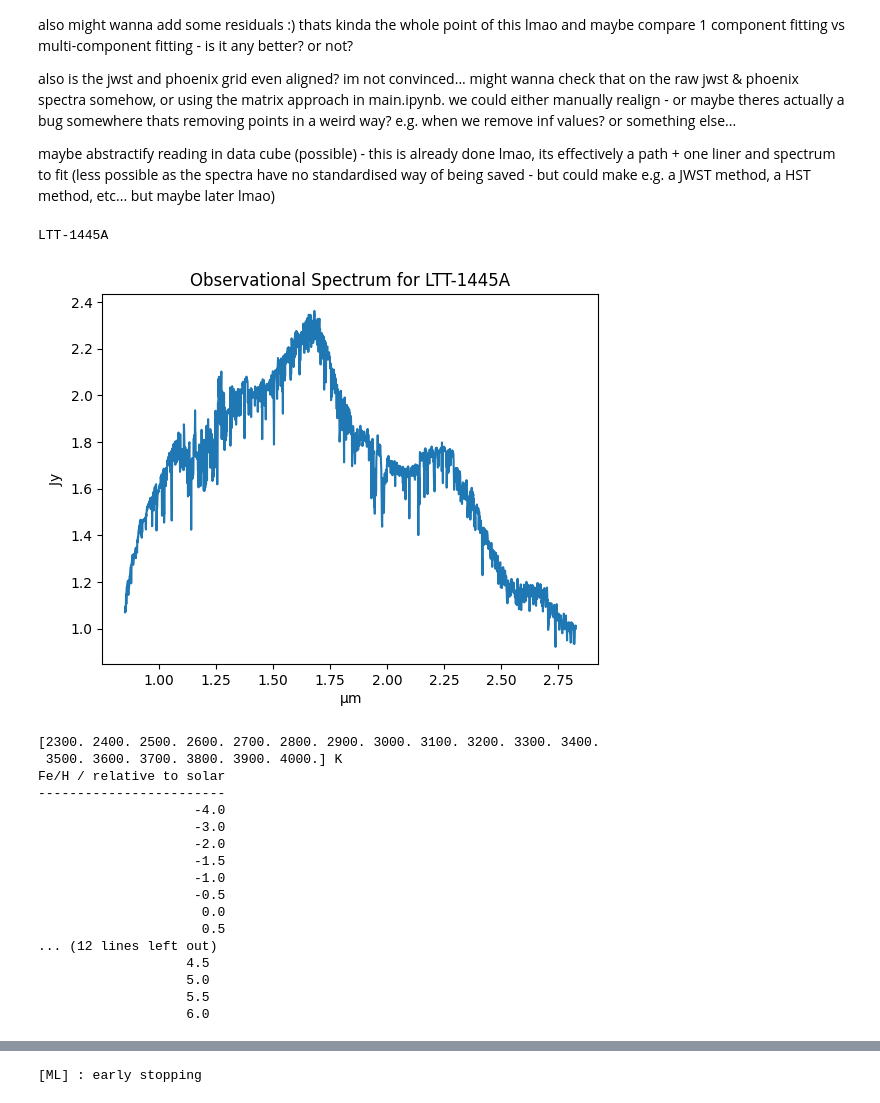
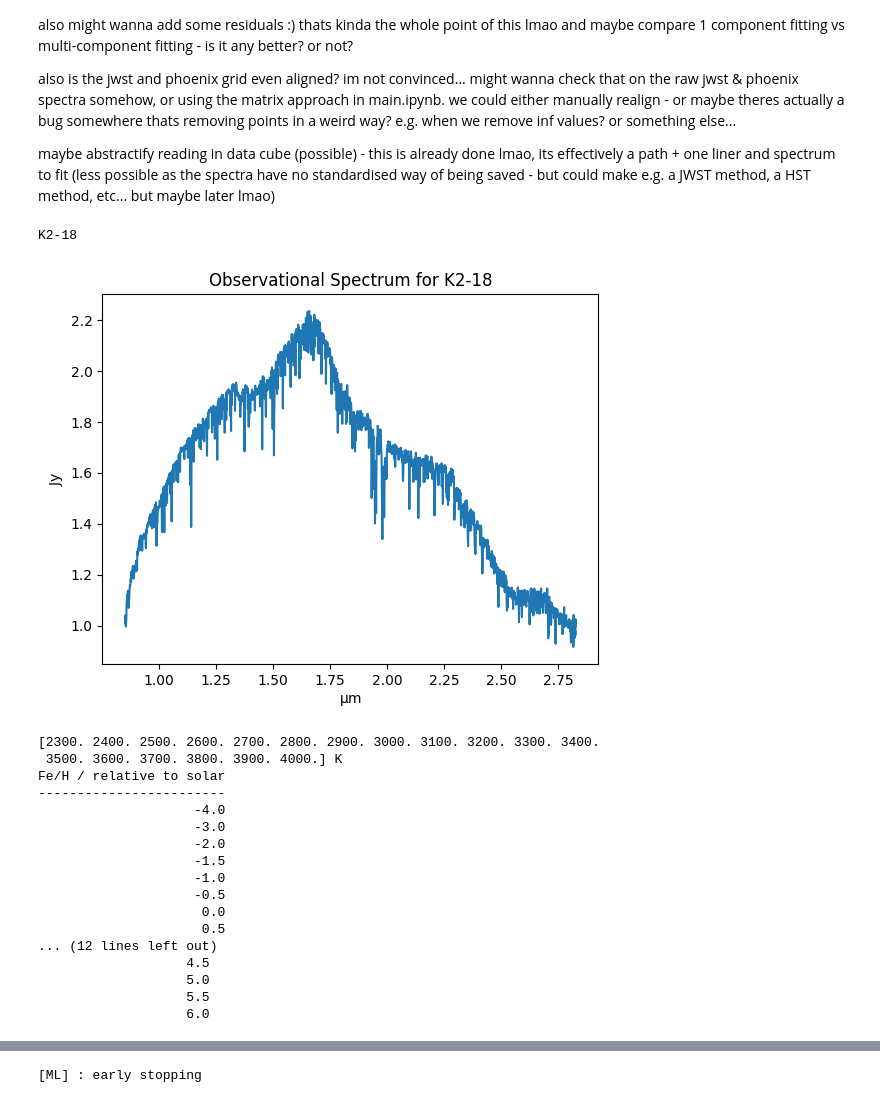
Before and after one commit to Part-III-Project-48/stellar-heterogeneity-modelling, a Jupyter notebook: spots_and_faculae_model/src/spectrum_component_analyser/ML.ipynb, the cells around one changed output, grey strips where cells are left out. Cells and saved outputs as stored; diff of their text form; code cells hidden in the pictures.

```diff
--- a/spots_and_faculae_model/src/spectrum_component_analyser/ML.ipynb
+++ b/spots_and_faculae_model/src/spectrum_component_analyser/ML.ipynb
@@ -31,7 +31,7 @@ from astropy.visualization import quantity_support
 quantity_support() # required for numpy to not get annoyed when doing e.g. np.stack()
 from joblib import Parallel, delayed
 
-from spots_and_faculae_model.readers import read_JWST_fits
+from spots_and_faculae_model.readers import read_JWST_fits, read_JWST_fits_all_spectra
 from spots_and_faculae_model.spectrum import spectrum
 from spots_and_faculae_model.spectrum_grid import spectrum_grid
 
@@ -40,10 +40,12 @@ one difference between this and main.ipynb is that here the spectra are processe
 """
 
 # read in spectrum to fit
-external_spectrum_path = Path("../../assets/MAST_2025-10-26T19_31_50.308Z - LTT-1445A/MAST_2025-10-26T19_31_50.308Z/JWST/jw07073015001_03101_00001-seg001_nis_x1dints.fits")
+external_spectrum_path = Path("../../assets/MAST_2025-10-26T08_10_09.071Z - K2-18/MAST_2025-10-26T08_10_09.071Z/JWST/jw02722003001_04101_00001-seg001_nis_x1dints.fits")
+target_name : str = "K2-18"
 script_dir = os.getcwd()
 wavelength_grid_absolute_path = (script_dir / external_spectrum_path).resolve()
-spectrum_to_decompose : spectrum = read_JWST_fits(wavelength_grid_absolute_path, name = "LTT-1445A")
+all_observational_spectra : spectrum = read_JWST_fits_all_spectra(wavelength_grid_absolute_path, name = target_name)
+spectrum_to_decompose = all_observational_spectra[0]
 print(spectrum_to_decompose.Name)
 mask = np.isfinite(spectrum_to_decompose.Fluxes) # mask that removes np.inf values from spectra - this could be observational spectra dependent; so we have to apply this to the data cube after creating the data cube, not before
 spectrum_to_decompose = spectrum_to_decompose[mask]
@@ -62,35 +64,35 @@ print(spec_grid.log_gs)
 
 # read in spectrum to decompose - use it to determine the following
 spectrum_num_points = len(spectrum_to_decompose)
 
 # read in data cube - use it to determine the following
 number_phoenix_spectra : int = len(spec_grid.T_effs) * len(spec_grid.FeHs) * len(spec_grid.log_gs) # number of spectra we'll use for train/val
 
 # so each ROW in X,A is 1 graph
 # and the columns of X are just the graph values (ys)
 # and the columns of X are the different parameters )
 
 # effectively we're doing the same thing as in main.ipynb, but without the horrendous bodge for working out what the weights are
 # here, we're being systematic about the weights and their meaning by appending them all to a matrix (# of PHOENIX spectra rows x 3 columns) beforehand
 y_curves = []
 params = []
 
 def get_spectra_and_params(T_eff, FeH, log_g, mask, spectrum_to_decompose) -> tuple[np.array, np.array]:
     fluxes : np.ndarray = spec_grid.process_single_spectral_component(T_eff=T_eff, FeH=FeH, log_g=log_g, mask=mask, spectrum_to_decompose=spectrum_to_decompose)
     params = [T_eff.value, FeH, log_g]
 
     return fluxes, params
 
 fluxes_and_params = Parallel(n_jobs=-1, prefer="threads")(
     delayed(get_spectra_and_params)(T_eff, FeH, log_g, mask=mask, spectrum_to_decompose=spectrum_to_decompose) for T_eff, FeH, log_g in tqdm(product(spec_grid.T_effs, spec_grid.FeHs, spec_grid.log_gs), total=len(spec_grid.T_effs) * len(spec_grid.FeHs) * len(spec_grid.log_gs), desc="appending values from data cube to y_curves, params lists")
     )
 
 y_curves, params = zip(*fluxes_and_params)  # each element of results is (y_curve, param)
 
 # params is a list of lists of the form [T_eff, FeH, log_g]
 # %% [output]
-LTT-1445A
+K2-18
-[figure, old version]
+[figure, new version]
 [2300. 2400. 2500. 2600. 2700. 2800. 2900. 3000. 3100. 3200. 3300. 3400.
  3500. 3600. 3700. 3800. 3900. 4000.] K
 Fe/H / relative to solar
```
Also changed, not shown: parts of 11 cells of this notebook, 5 other files.
